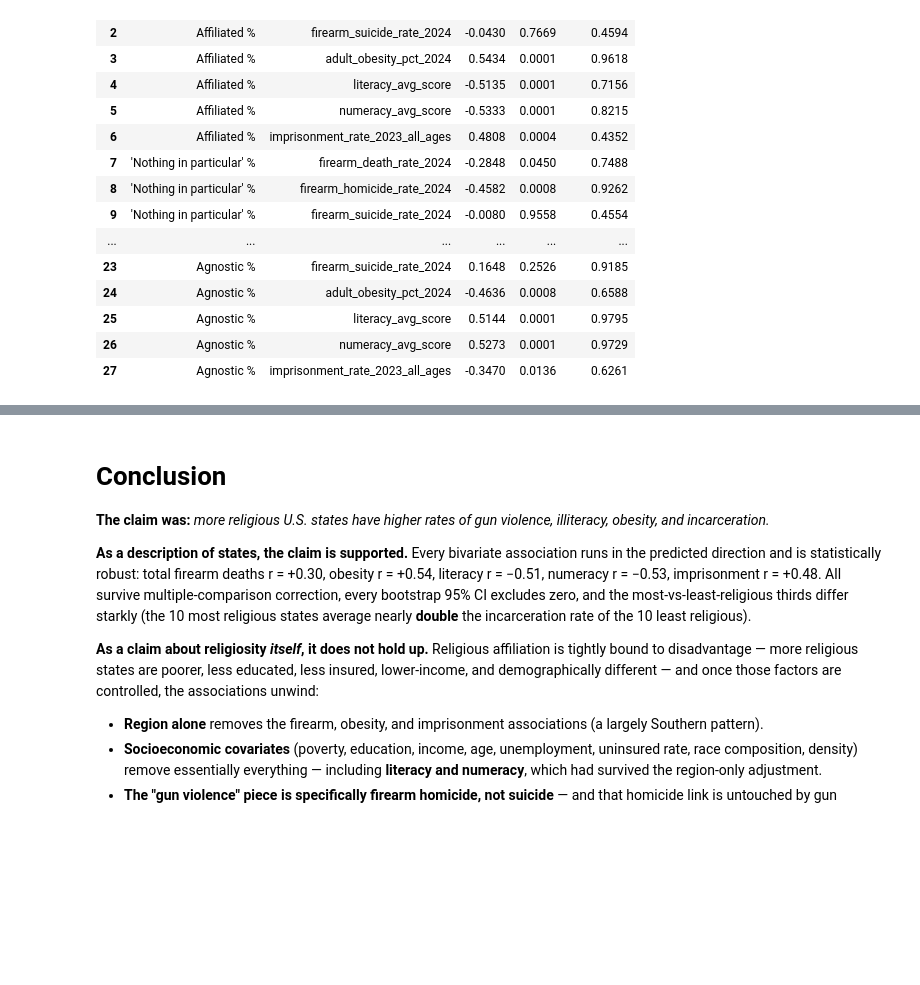
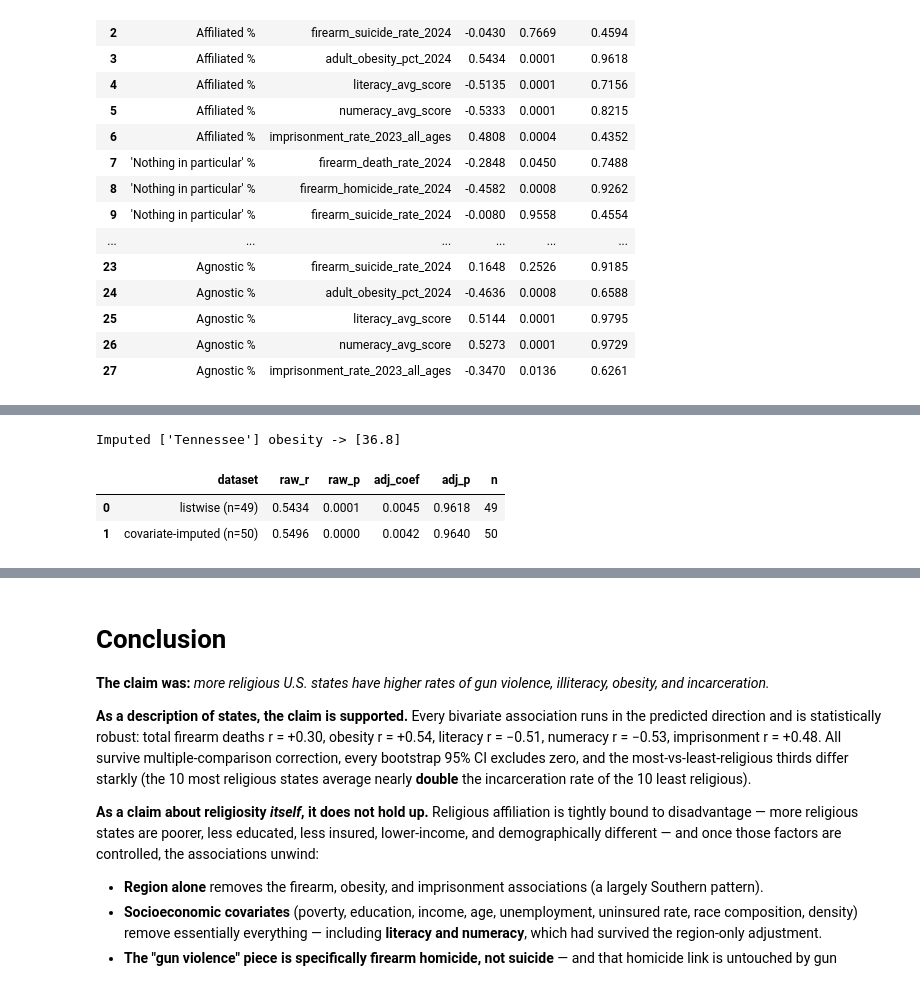
Before and after one commit to DiogoRibeiro7/religiosity-us-outcomes, a Jupyter notebook: notebooks/03_analyse_religiosity_outcomes.ipynb, the cells around one changed output, grey strips where cells are left out. Saved outputs shown, nothing was run; the diff lists cells and outputs as text; code cells hidden in the pictures; blank space fills up the shorter version.

```diff
--- a/notebooks/03_analyse_religiosity_outcomes.ipynb
+++ b/notebooks/03_analyse_religiosity_outcomes.ipynb
@@ -1123,3 +1259,33 @@ Across 28 measure x outcome combinations: 21 significant in the raw correlation,
+# %%
+ob = "adult_obesity_pct_2024"
+have = panel.dropna(subset=[ob])
+imp_model = smf.ols(f"{ob} ~ " + " + ".join(CONTROLS), data=have).fit()
+panel_imp = panel.copy()
+miss = panel_imp[ob].isna()
+panel_imp.loc[miss, ob] = imp_model.predict(panel_imp.loc[miss, CONTROLS])
+print("Imputed", panel.loc[miss, "state"].tolist(), "obesity ->",
+      panel_imp.loc[miss, ob].round(1).tolist())
+
+
+def obesity_result(df):
+    raw = df[[PREDICTOR, ob]].dropna()
+    r, rp = st.pearsonr(raw[PREDICTOR], raw[ob])
+    adj = df[[ob, PREDICTOR, "census_region"] + CONTROLS].dropna()
+    m = smf.ols(f"{ob} ~ {PREDICTOR} + C(census_region) + " + " + ".join(CONTROLS), adj).fit(cov_type="HC3")
+    return {"raw_r": r, "raw_p": rp, "adj_coef": float(m.params[PREDICTOR]),
+            "adj_p": float(m.pvalues[PREDICTOR]), "n": len(raw)}
+
+sensitivity = pd.DataFrame([
+    {"dataset": "listwise (n=49)", **obesity_result(panel)},
+    {"dataset": "covariate-imputed (n=50)", **obesity_result(panel_imp)},
+])
+sensitivity.to_csv(TABLES_DIR / "obesity_missing_sensitivity.csv", index=False)
+sensitivity.round(4)
+# %% [output]
+Imputed ['Tennessee'] obesity -> [36.8]
+|  | dataset | raw_r | raw_p | adj_coef | adj_p | n |
+| 0 | listwise (n=49) | 0.5434 | 0.0001 | 0.0045 | 0.9618 | 49 |
+| 1 | covariate-imputed (n=50) | 0.5496 | 0.0000 | 0.0042 | 0.9640 | 50 |
 # %% [markdown]
 ## Part 2 — summary
 
```
Also changed, not shown: parts of 10 cells of this notebook, 7 other files.
